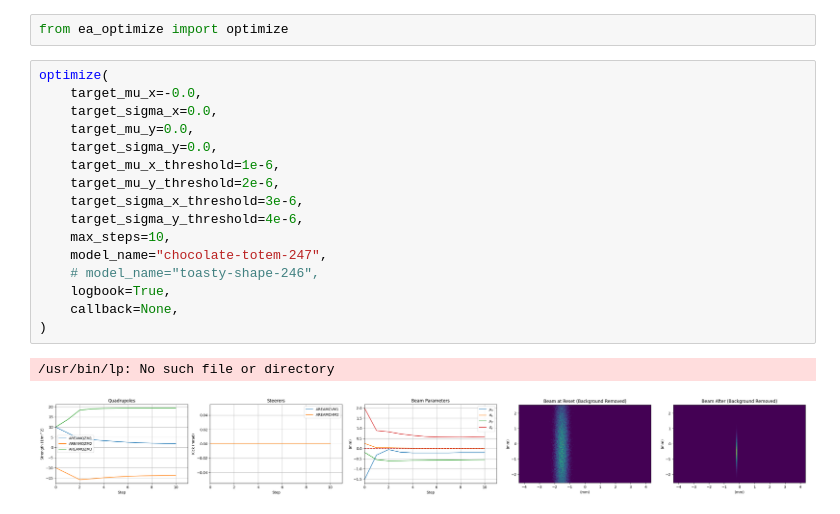
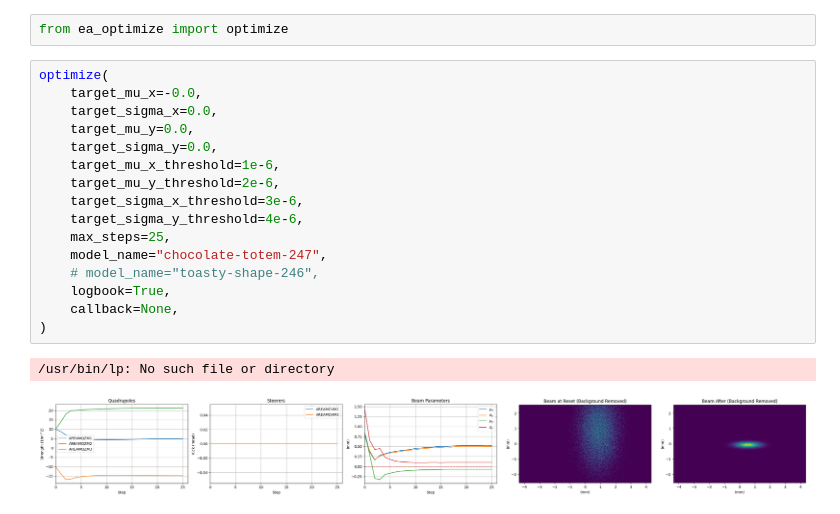
Before and after one commit to desy-ml/rl-vs-bo, a Jupyter notebook: test_optimize.ipynb, the cells around one changed output. Saved outputs shown, nothing was run; the diff lists cells and outputs as text.

```diff
--- a/test_optimize.ipynb
+++ b/test_optimize.ipynb
@@ -29,19 +29,19 @@ from ea_optimize import optimize
 # %%
 optimize(
     target_mu_x=-0.0,
     target_sigma_x=0.0,
     target_mu_y=0.0,
     target_sigma_y=0.0,
     target_mu_x_threshold=1e-6,
     target_mu_y_threshold=2e-6,
     target_sigma_x_threshold=3e-6,
     target_sigma_y_threshold=4e-6,
-    max_steps=10,
+    max_steps=25,
     model_name="chocolate-totem-247",
     # model_name="toasty-shape-246",
     logbook=True,
     callback=None,
 )
 # %% [output]
 /usr/bin/lp: No such file or directory
-[figure, old version]
+[figure, new version]
```
Also changed, not shown: parts of 1 cell of this notebook, 2 other files.
